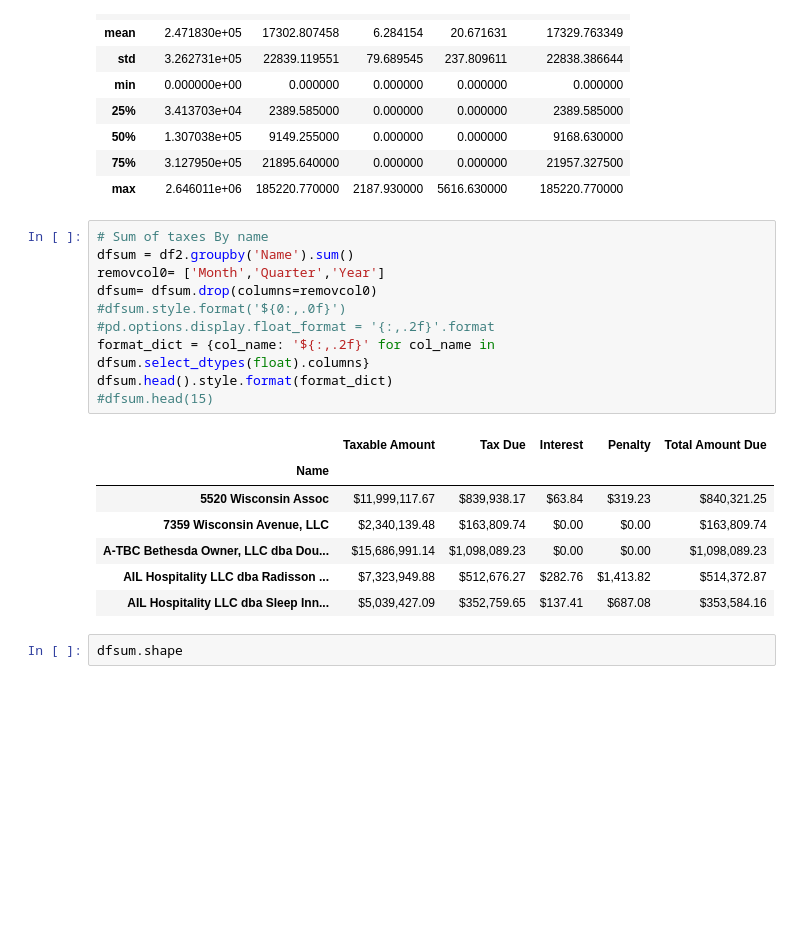
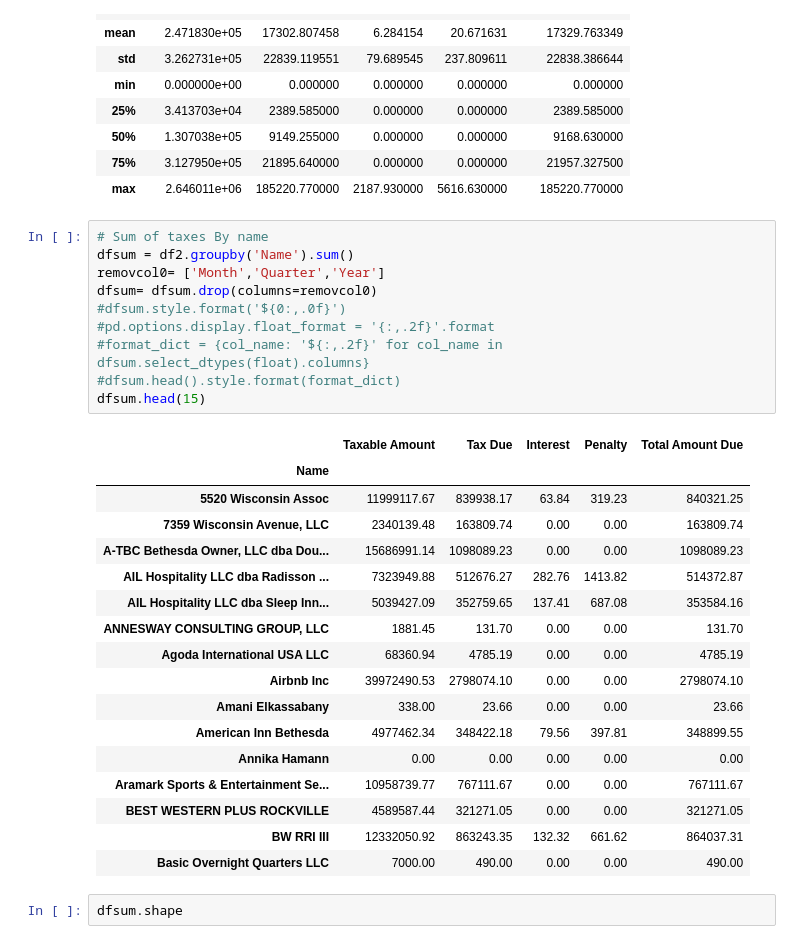
Before and after one commit to dlachaud/Data201, a Jupyter notebook: HotelTax.ipynb, the cells around one changed output. Cells and saved outputs as stored; diff of their text form; blank space fills up the shorter version.

```diff
--- a/HotelTax.ipynb
+++ b/HotelTax.ipynb
@@ -194,21 +194,31 @@ df2.drop(columns=removcol001).describe()
 # %%
 # Sum of taxes By name
 dfsum = df2.groupby('Name').sum()
 removcol0= ['Month','Quarter','Year']
 dfsum= dfsum.drop(columns=removcol0)
 #dfsum.style.format('${0:,.0f}')
 #pd.options.display.float_format = '{:,.2f}'.format
-format_dict = {col_name: '${:,.2f}' for col_name in dfsum.select_dtypes(float).columns}
-dfsum.head().style.format(format_dict)
-#dfsum.head(15)
+#format_dict = {col_name: '${:,.2f}' for col_name in dfsum.select_dtypes(float).columns}
+#dfsum.head().style.format(format_dict)
+dfsum.head(15)
 # %% [output]
 |  | Taxable Amount | Tax Due | Interest | Penalty | Total Amount Due |
 | Name |  |  |  |  |  |
-| 5520 Wisconsin Assoc | $11,999,117.67 | $839,938.17 | $63.84 | $319.23 | $840,321.25 |
-| 7359 Wisconsin Avenue, LLC | $2,340,139.48 | $163,809.74 | $0.00 | $0.00 | $163,809.74 |
-| A-TBC Bethesda Owner, LLC dba Dou... | $15,686,991.14 | $1,098,089.23 | $0.00 | $0.00 | $1,098,089.23 |
-| AIL Hospitality LLC dba Radisson ... | $7,323,949.88 | $512,676.27 | $282.76 | $1,413.82 | $514,372.87 |
-| AIL Hospitality LLC dba Sleep Inn... | $5,039,427.09 | $352,759.65 | $137.41 | $687.08 | $353,584.16 |
+| 5520 Wisconsin Assoc | 11999117.67 | 839938.17 | 63.84 | 319.23 | 840321.25 |
+| 7359 Wisconsin Avenue, LLC | 2340139.48 | 163809.74 | 0.00 | 0.00 | 163809.74 |
+| A-TBC Bethesda Owner, LLC dba Dou... | 15686991.14 | 1098089.23 | 0.00 | 0.00 | 1098089.23 |
+| AIL Hospitality LLC dba Radisson ... | 7323949.88 | 512676.27 | 282.76 | 1413.82 | 514372.87 |
+| AIL Hospitality LLC dba Sleep Inn... | 5039427.09 | 352759.65 | 137.41 | 687.08 | 353584.16 |
+| ANNESWAY CONSULTING GROUP, LLC | 1881.45 | 131.70 | 0.00 | 0.00 | 131.70 |
+| Agoda International USA LLC | 68360.94 | 4785.19 | 0.00 | 0.00 | 4785.19 |
+| Airbnb Inc | 39972490.53 | 2798074.10 | 0.00 | 0.00 | 2798074.10 |
+| Amani Elkassabany | 338.00 | 23.66 | 0.00 | 0.00 | 23.66 |
+| American Inn Bethesda | 4977462.34 | 348422.18 | 79.56 | 397.81 | 348899.55 |
+| Annika Hamann | 0.00 | 0.00 | 0.00 | 0.00 | 0.00 |
+| Aramark Sports & Entertainment Se... | 10958739.77 | 767111.67 | 0.00 | 0.00 | 767111.67 |
+| BEST WESTERN PLUS ROCKVILLE | 4589587.44 | 321271.05 | 0.00 | 0.00 | 321271.05 |
+| BW RRI III | 12332050.92 | 863243.35 | 132.32 | 661.62 | 864037.31 |
+| Basic Overnight Quarters LLC | 7000.00 | 490.00 | 0.00 | 0.00 | 490.00 |
 # %%
 dfsum.shape
 # %% [output]
```
Also changed, not shown: parts of 10 cells of this notebook.
